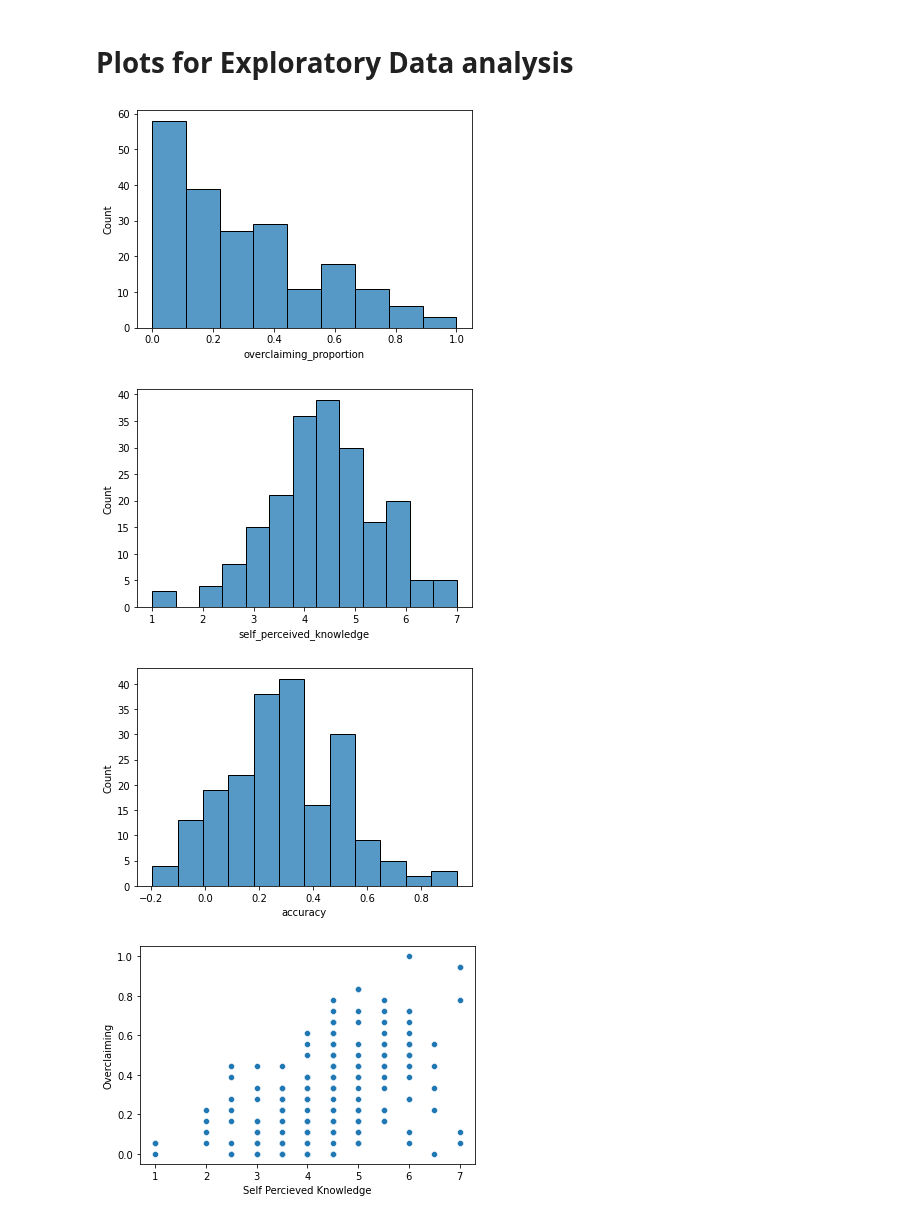
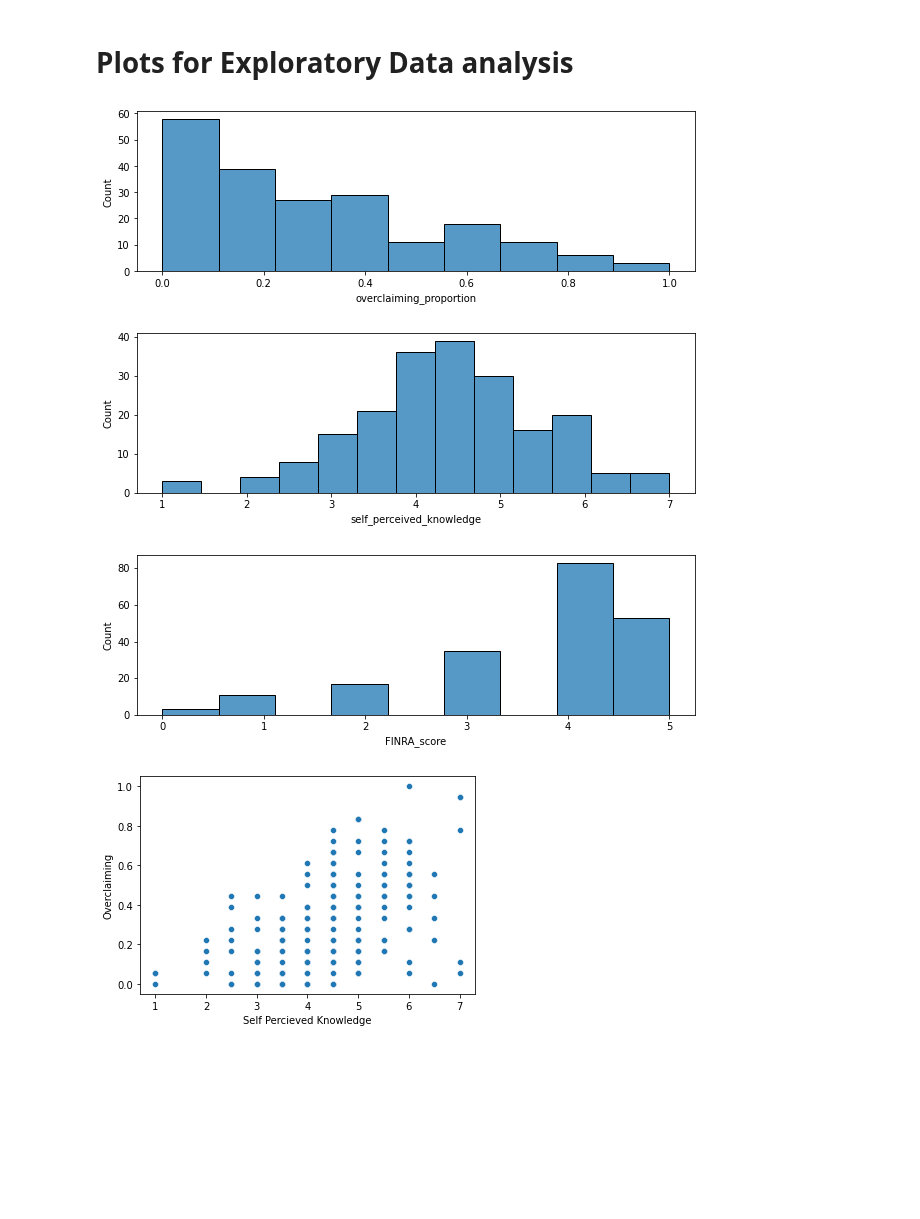
Before and after one commit to ebrlab/Statistical-methods-for-research-workers-bayes-for-psychologists-and-neuroscientists, a Jupyter notebook: wip/Bayesian Multiple regression .ipynb, the cells around one changed output. Cells and saved outputs as stored; diff of their text form; code cells hidden in the pictures; blank space fills up the shorter version.

```diff
--- a/wip/Bayesian Multiple regression .ipynb
+++ b/wip/Bayesian Multiple regression .ipynb
@@ -100,21 +102,28 @@ df.head(3)
 # %%
 # Histogram of the dependent and independent variables
 
 # Overclaiming_proportion
+
+plt.figure(figsize=(10,10))
+plt.subplot(311)
 sns.histplot(df["overclaiming_proportion"])
 plt.show()
 
+plt.figure(figsize=(10,10))
+plt.subplot(312)
 # Self percieved knowledge
 sns.histplot(df["self_perceived_knowledge"])
 plt.show()
 
+plt.figure(figsize=(10,10))
+plt.subplot(313)
 # Accuracy
-sns.histplot(df["accuracy"])
+sns.histplot(df["FINRA_score"])
 plt.show()
 # %% [output]
-[figure, old version]
+[figure, new version]
-[figure, old version]
+[figure, new version]
-[figure, old version]
+[figure, new version]
 # %%
 # Scatterplots
 sns.scatterplot(x = "self_perceived_knowledge" , y = "overclaiming_proportion" , data=df).set(xlabel='Self Percieved Knowledge', ylabel='Overclaiming')
```
Also changed, not shown: parts of 25 cells of this notebook, 7 other files.
